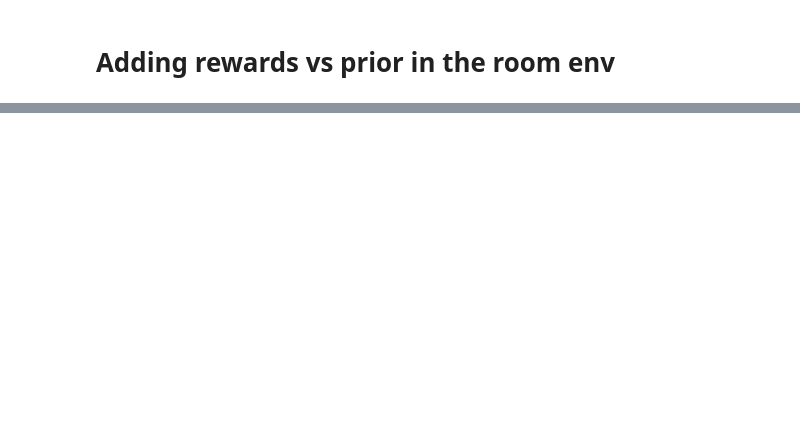
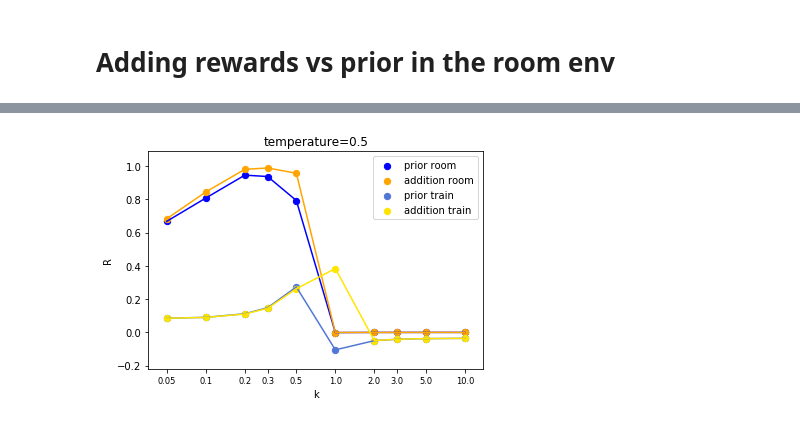
Before and after one commit to krasheninnikov/max-causal-ent-irl, a Jupyter notebook: tuning-hyperparams.ipynb, the cells around one changed output, grey strips where cells are left out. Saved outputs shown, nothing was run; the diff lists cells and outputs as text; code cells hidden in the pictures; blank space fills up the shorter version.

```diff
--- a/tuning-hyperparams.ipynb
+++ b/tuning-hyperparams.ipynb
@@ -127,0 +103,10 @@ plot_params_multiple([get_stats("mceirl", "apples", "default", "add_rewards", "w
+# %%
+# temp=.5
+stats_list_per_env_t05 = [[get_stats("mceirl", "room", "default", "use_prior", "k",  "./results/use_prior_vs_add_r_t05"),
+                      get_stats("mceirl", "room", "default", "add_rewards", "k",  "./results/use_prior_vs_add_r_t05"),
+                      get_stats("mceirl", "train", "default", "use_prior", "k",  "./results/use_prior_vs_add_r_t05"),
+                      get_stats("mceirl", "train", "default", "add_rewards", "k",  "./results/use_prior_vs_add_r_t05")]]
+
+plot_params_multiple_one_plot(stats_list_per_env_t05, title="temperature=0.5")
+# %% [output]
+[figure, added]
```
Also changed, not shown: parts of 21 cells of this notebook.
